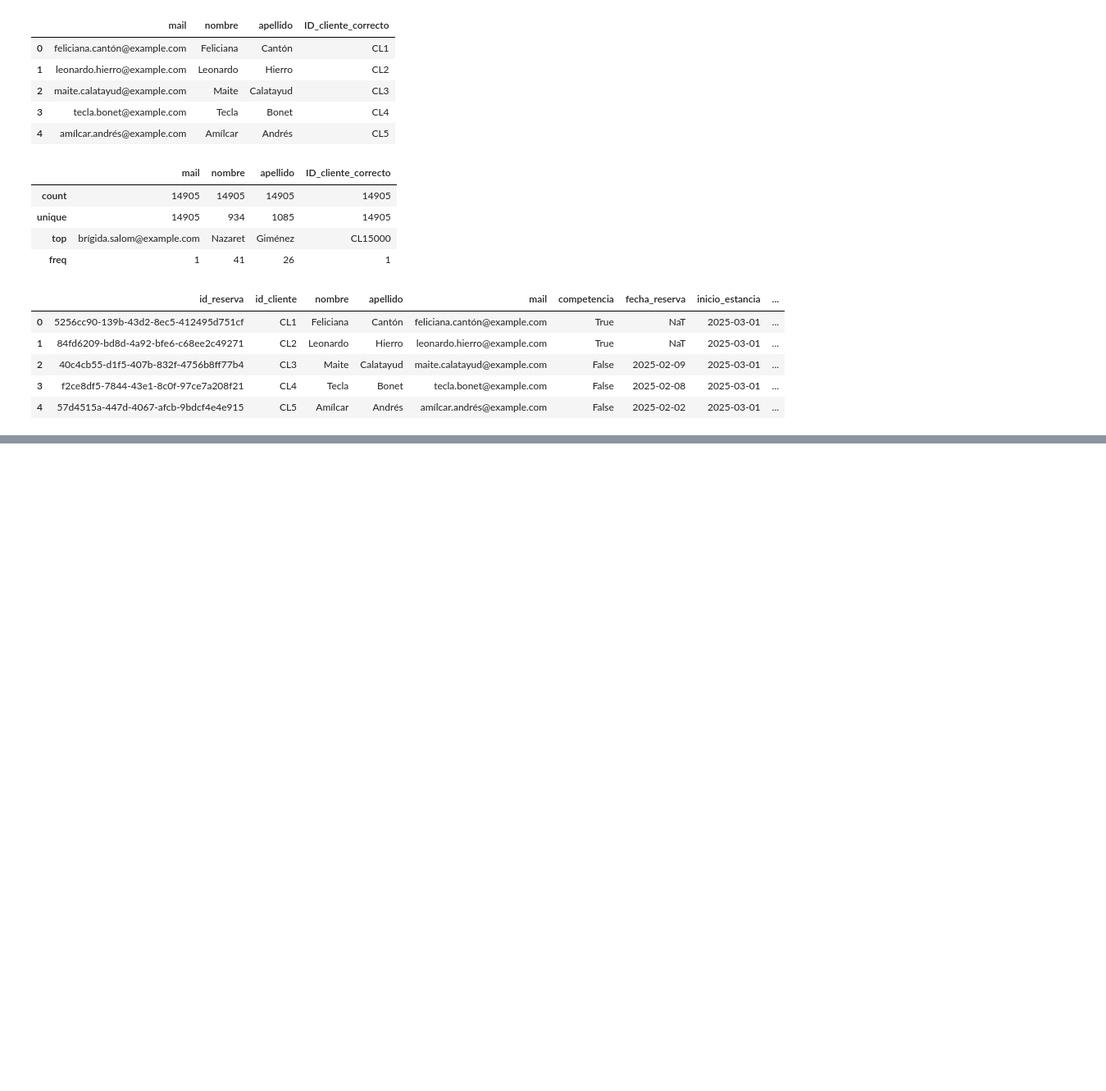
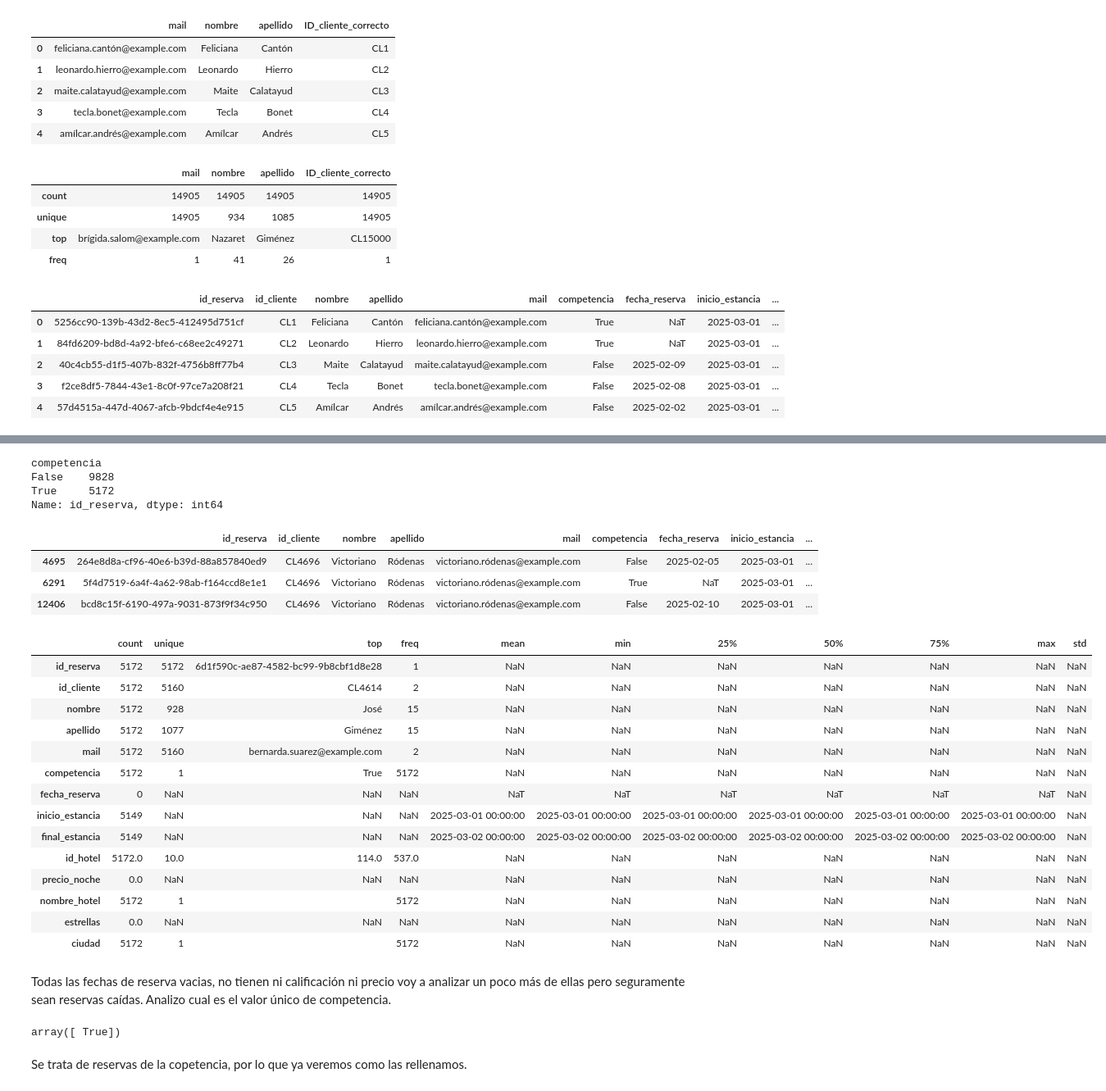
Before and after one commit to Aepo10/Proyecto-ETL, a Jupyter notebook: 01.Análisis inicial datos.ipynb, the cells around one changed output, grey strips where cells are left out. Shown at 82% size. Cells and saved outputs as stored; diff of their text form; code cells hidden in the pictures; blank space fills up the shorter version.

Commit message:
Subida datos completos

```diff
--- a/01.Análisis inicial datos.ipynb
+++ b/01.Análisis inicial datos.ipynb
@@ -33,7 +10,7 @@ import seaborn as sns
 import pyarrow.parquet as pq
 # %%
 #cargo los datos del archivo parquet
-df = pd.read_parquet("reservas_hoteles.parquet", engine='pyarrow')
+df = pd.read_parquet("datos/reservas_hoteles_OK.parquet", engine='pyarrow')
 df.head()
 # %% [output]
 |  | id_reserva | id_cliente | nombre | apellido | mail | competencia | fecha_reserva | inicio_estancia | ... |
@@ -231,0 +181,44 @@ memory usage: 1.6+ MB
+# %%
+df.groupby("competencia")["id_reserva"].count().sort_values(ascending=False)
+# %% [output]
+competencia
+False    9828
+True     5172
+Name: id_reserva, dtype: int64
+# %%
+#Hay un cliente que ha hecho tres reservas, vamos a verlas para asegurar que no son duplicadas
+df[df["id_cliente"]=="CL4696"]
+#Parecen reservas en hoteles diferentes, por lo que no las considero duplicadas
+# %% [output]
+|  | id_reserva | id_cliente | nombre | apellido | mail | competencia | fecha_reserva | inicio_estancia | ... |
+| 4695 | 264e8d8a-cf96-40e6-b39d-88a857840ed9 | CL4696 | Victoriano | Ródenas | victoriano.ródenas@example.com | False | 2025-02-05 | 2025-03-01 | ... |
+| 6291 | 5f4d7519-6a4f-4a62-98ab-f164ccd8e1e1 | CL4696 | Victoriano | Ródenas | victoriano.ródenas@example.com | True | NaT | 2025-03-01 | ... |
+| 12406 | bcd8c15f-6190-497a-9031-873f9f34c950 | CL4696 | Victoriano | Ródenas | victoriano.ródenas@example.com | False | 2025-02-10 | 2025-03-01 | ... |
+# %%
+#Observamos que existen nulos en las fechas de reserva, precio por noche y estrellas, vamos a filtrar por alguna
+df_reservas_nulas = df[df["fecha_reserva"].isnull()]
+df_reservas_nulas.describe(include="all").T
+# %% [output]
+|  | count | unique | top | freq | mean | min | 25% | 50% | 75% | max | std |
+| id_reserva | 5172 | 5172 | 6d1f590c-ae87-4582-bc99-9b8cbf1d8e28 | 1 | NaN | NaN | NaN | NaN | NaN | NaN | NaN |
+| id_cliente | 5172 | 5160 | CL4614 | 2 | NaN | NaN | NaN | NaN | NaN | NaN | NaN |
+| nombre | 5172 | 928 | José | 15 | NaN | NaN | NaN | NaN | NaN | NaN | NaN |
+| apellido | 5172 | 1077 | Giménez | 15 | NaN | NaN | NaN | NaN | NaN | NaN | NaN |
+| mail | 5172 | 5160 | bernarda.suarez@example.com | 2 | NaN | NaN | NaN | NaN | NaN | NaN | NaN |
+| competencia | 5172 | 1 | True | 5172 | NaN | NaN | NaN | NaN | NaN | NaN | NaN |
+| fecha_reserva | 0 | NaN | NaN | NaN | NaT | NaT | NaT | NaT | NaT | NaT | NaN |
+| inicio_estancia | 5149 | NaN | NaN | NaN | 2025-03-01 00:00:00 | 2025-03-01 00:00:00 | 2025-03-01 00:00:00 | 2025-03-01 00:00:00 | 2025-03-01 00:00:00 | 2025-03-01 00:00:00 | NaN |
+| final_estancia | 5149 | NaN | NaN | NaN | 2025-03-02 00:00:00 | 2025-03-02 00:00:00 | 2025-03-02 00:00:00 | 2025-03-02 00:00:00 | 2025-03-02 00:00:00 | 2025-03-02 00:00:00 | NaN |
+| id_hotel | 5172.0 | 10.0 | 114.0 | 537.0 | NaN | NaN | NaN | NaN | NaN | NaN | NaN |
+| precio_noche | 0.0 | NaN | NaN | NaN | NaN | NaN | NaN | NaN | NaN | NaN | NaN |
+| nombre_hotel | 5172 | 1 |  | 5172 | NaN | NaN | NaN | NaN | NaN | NaN | NaN |
+| estrellas | 0.0 | NaN | NaN | NaN | NaN | NaN | NaN | NaN | NaN | NaN | NaN |
+| ciudad | 5172 | 1 |  | 5172 | NaN | NaN | NaN | NaN | NaN | NaN | NaN |
+# %% [markdown]
+Todas las fechas de reserva vacias, no tienen ni calificación ni precio voy a analizar un poco más de ellas pero seguramente sean reservas caídas. Analizo cual es el valor único de competencia.
+# %%
+df_reservas_nulas["competencia"].unique()
+# %% [output]
+array([ True])
+# %% [markdown]
+Se trata de reservas de la copetencia, por lo que ya veremos como las rellenamos.
```
Also changed, not shown: parts of 40 cells of this notebook, 10 other files.
